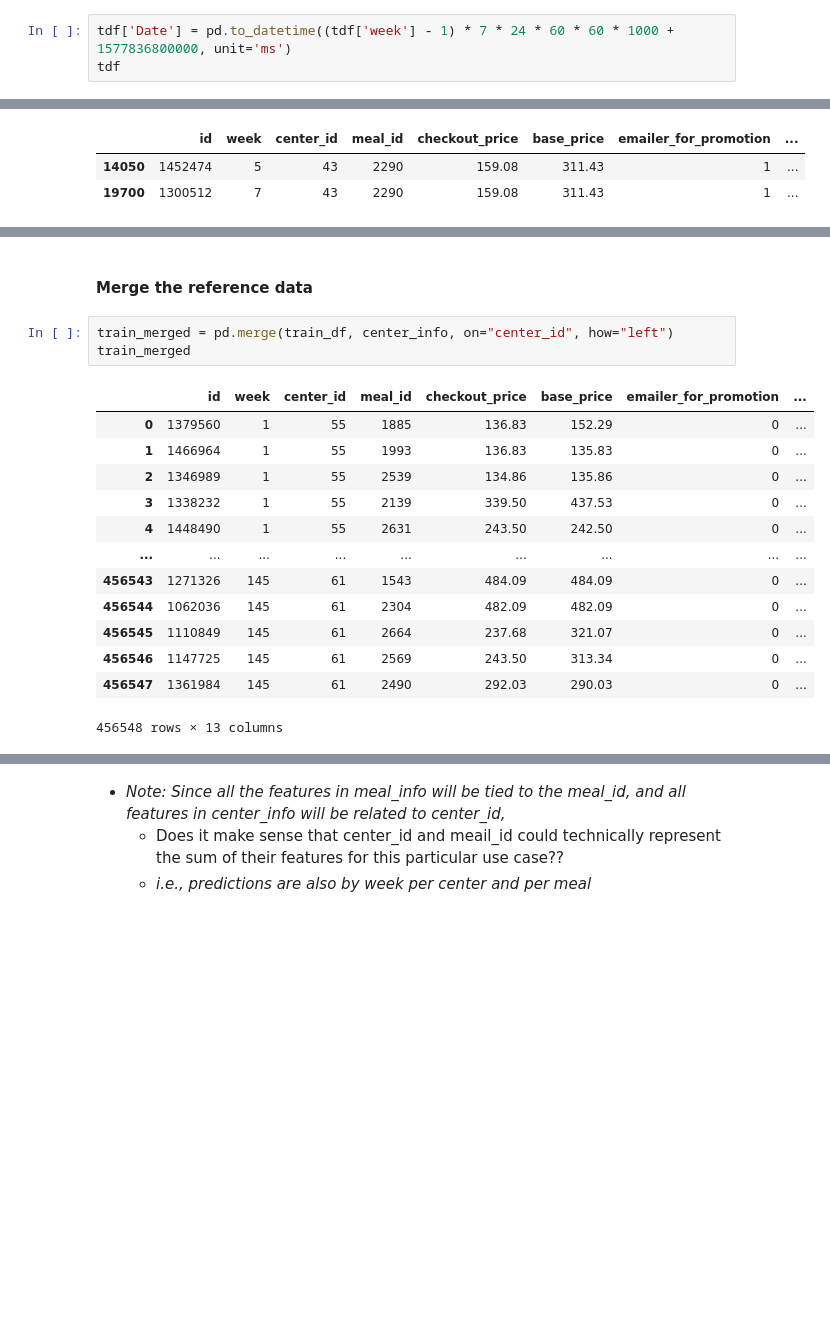
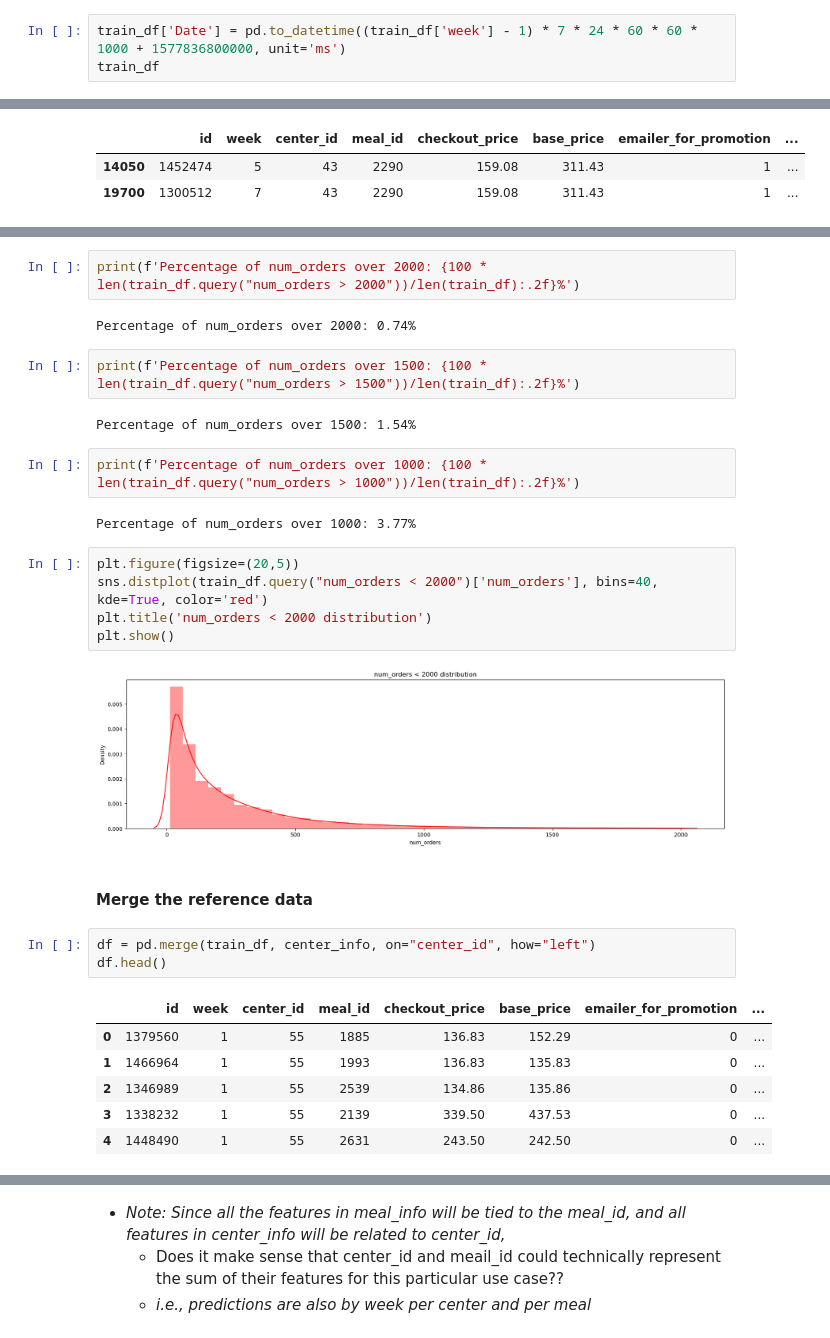
Before and after one commit to ndhomse/food-demand-forecasting, a Jupyter notebook: notebook/Food-Demand-Forecasting.ipynb, the cells around one changed output, grey strips where cells are left out. Drawn from its saved outputs; the diff is of its cells as text; blank space fills up the shorter version.

```diff
--- a/notebook/Food-Demand-Forecasting.ipynb
+++ b/notebook/Food-Demand-Forecasting.ipynb
@@ -200,6 +210,6 @@ tdf = train_df.copy()
 # %%
-tdf['Date'] = pd.to_datetime((tdf['week'] - 1) * 7 * 24 * 60 * 60 * 1000 + 1577836800000, unit='ms')
-tdf
+train_df['Date'] = pd.to_datetime((train_df['week'] - 1) * 7 * 24 * 60 * 60 * 1000 + 1577836800000, unit='ms')
+train_df
 # %% [output]
 |  | id | week | center_id | meal_id | checkout_price | base_price | emailer_for_promotion | ... |
 | 0 | 1379560 | 1 | 55 | 1885 | 136.83 | 152.29 | 0 | ... |
@@ -254,20 +443,32 @@ train_df.query("num_orders > 15000")
+# %%
+print(f'Percentage of num_orders over 2000: {100 * len(train_df.query("num_orders > 2000"))/len(train_df):.2f}%')
+# %% [output]
+Percentage of num_orders over 2000: 0.74%
+# %%
+print(f'Percentage of num_orders over 1500: {100 * len(train_df.query("num_orders > 1500"))/len(train_df):.2f}%')
+# %% [output]
+Percentage of num_orders over 1500: 1.54%
+# %%
+print(f'Percentage of num_orders over 1000: {100 * len(train_df.query("num_orders > 1000"))/len(train_df):.2f}%')
+# %% [output]
+Percentage of num_orders over 1000: 3.77%
+# %%
+plt.figure(figsize=(20,5))
+sns.distplot(train_df.query("num_orders < 2000")['num_orders'], bins=40, kde=True, color='red')
+plt.title('num_orders < 2000 distribution')
+plt.show()
+# %% [output]
+[figure, added]
 # %% [markdown]
 #### Merge the reference data ####
 # %%
-train_merged = pd.merge(train_df, center_info, on="center_id", how="left")
-train_merged
+df = pd.merge(train_df, center_info, on="center_id", how="left")
+df.head()
 # %% [output]
 |  | id | week | center_id | meal_id | checkout_price | base_price | emailer_for_promotion | ... |
 | 0 | 1379560 | 1 | 55 | 1885 | 136.83 | 152.29 | 0 | ... |
 | 1 | 1466964 | 1 | 55 | 1993 | 136.83 | 135.83 | 0 | ... |
 | 2 | 1346989 | 1 | 55 | 2539 | 134.86 | 135.86 | 0 | ... |
 | 3 | 1338232 | 1 | 55 | 2139 | 339.50 | 437.53 | 0 | ... |
 | 4 | 1448490 | 1 | 55 | 2631 | 243.50 | 242.50 | 0 | ... |
-| ... | ... | ... | ... | ... | ... | ... | ... | ... |
-| 456543 | 1271326 | 145 | 61 | 1543 | 484.09 | 484.09 | 0 | ... |
-| 456544 | 1062036 | 145 | 61 | 2304 | 482.09 | 482.09 | 0 | ... |
-| 456545 | 1110849 | 145 | 61 | 2664 | 237.68 | 321.07 | 0 | ... |
-| 456546 | 1147725 | 145 | 61 | 2569 | 243.50 | 313.34 | 0 | ... |
-| 456547 | 1361984 | 145 | 61 | 2490 | 292.03 | 290.03 | 0 | ... |
-456548 rows × 13 columns
 # %%
```
Also changed, not shown: parts of 96 cells of this notebook.
